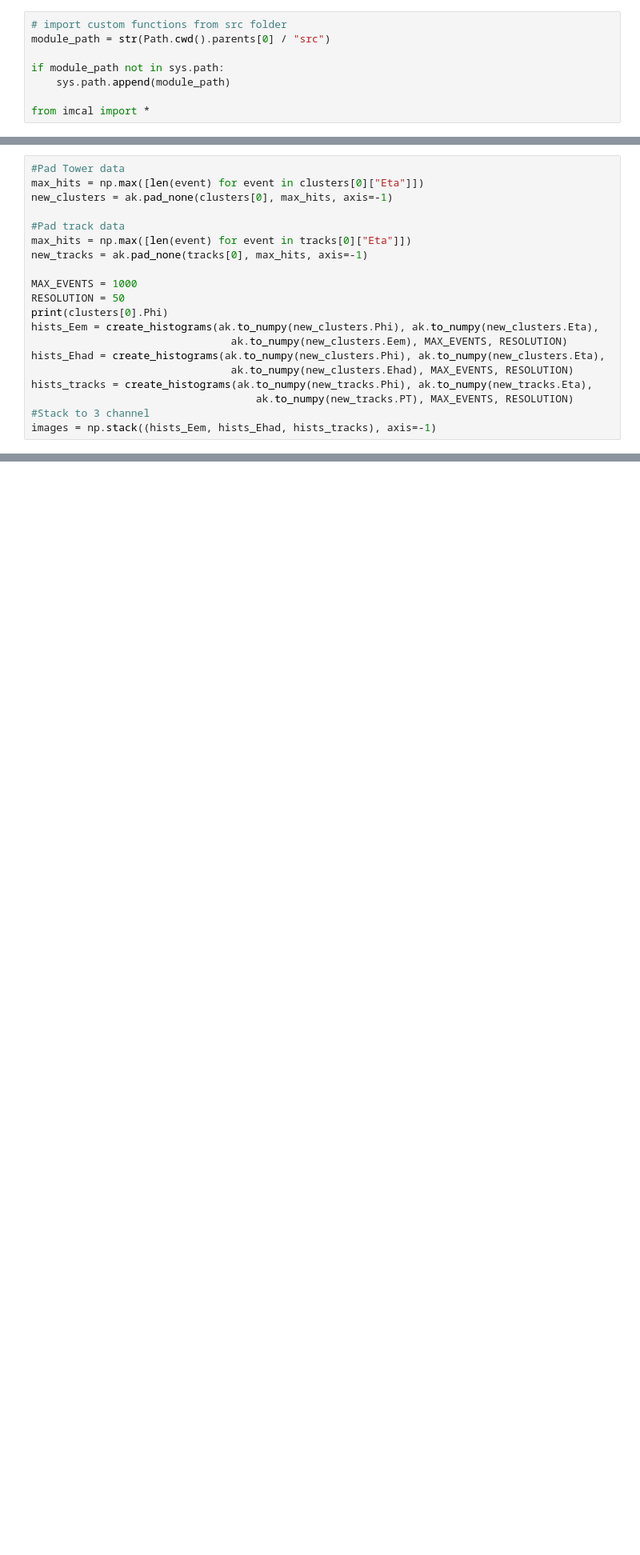
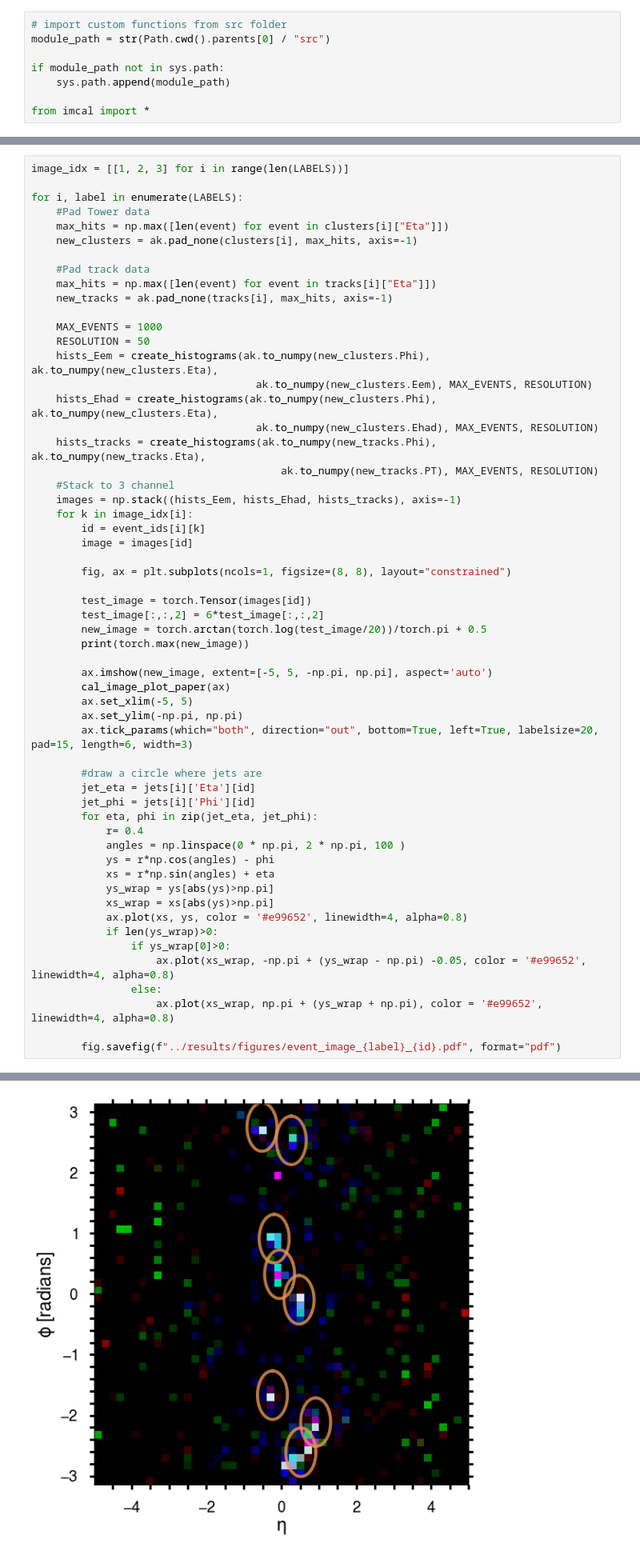
Before and after one commit to choisant/imcalML, a Jupyter notebook: notebooks/detector_image.ipynb, the cells around one changed output, grey strips where cells are left out. Shown at 80% size. Drawn from its saved outputs; the diff is of its cells as text; blank space fills up the shorter version.

```diff
--- a/notebooks/detector_image.ipynb
+++ b/notebooks/detector_image.ipynb
@@ -97,21 +105,58 @@ Events before cut: [15000]
 # %%
-#Pad Tower data
-max_hits = np.max([len(event) for event in clusters[0]["Eta"]])
-new_clusters = ak.pad_none(clusters[0], max_hits, axis=-1)
+image_idx = [[1, 2, 3] for i in range(len(LABELS))]
 
-#Pad track data
-max_hits = np.max([len(event) for event in tracks[0]["Eta"]])
-new_tracks = ak.pad_none(tracks[0], max_hits, axis=-1)
+for i, label in enumerate(LABELS):
+    #Pad Tower data
+    max_hits = np.max([len(event) for event in clusters[i]["Eta"]])
+    new_clusters = ak.pad_none(clusters[i], max_hits, axis=-1)
 
-MAX_EVENTS = 1000
-RESOLUTION = 50
-print(clusters[0].Phi)
-hists_Eem = create_histograms(ak.to_numpy(new_clusters.Phi), ak.to_numpy(new_clusters.Eta),
-                                ak.to_numpy(new_clusters.Eem), MAX_EVENTS, RESOLUTION)
-hists_Ehad = create_histograms(ak.to_numpy(new_clusters.Phi), ak.to_numpy(new_clusters.Eta),
-                                ak.to_numpy(new_clusters.Ehad), MAX_EVENTS, RESOLUTION)
-hists_tracks = create_histograms(ak.to_numpy(new_tracks.Phi), ak.to_numpy(new_tracks.Eta),
-                                    ak.to_numpy(new_tracks.PT), MAX_EVENTS, RESOLUTION)
-#Stack to 3 channel
-images = np.stack((hists_Eem, hists_Ehad, hists_tracks), axis=-1)
+    #Pad track data
+    max_hits = np.max([len(event) for event in tracks[i]["Eta"]])
+    new_tracks = ak.pad_none(tracks[i], max_hits, axis=-1)
+
+    MAX_EVENTS = 1000
+    RESOLUTION = 50
+    hists_Eem = create_histograms(ak.to_numpy(new_clusters.Phi), ak.to_numpy(new_clusters.Eta),
+                                    ak.to_numpy(new_clusters.Eem), MAX_EVENTS, RESOLUTION)
+    hists_Ehad = create_histograms(ak.to_numpy(new_clusters.Phi), ak.to_numpy(new_clusters.Eta),
+                                    ak.to_numpy(new_clusters.Ehad), MAX_EVENTS, RESOLUTION)
+    hists_tracks = create_histograms(ak.to_numpy(new_tracks.Phi), ak.to_numpy(new_tracks.Eta),
+                                        ak.to_numpy(new_tracks.PT), MAX_EVENTS, RESOLUTION)
+    #Stack to 3 channel
+    images = np.stack((hists_Eem, hists_Ehad, hists_tracks), axis=-1)
+    for k in image_idx[i]:
+        id = event_ids[i][k]
+        image = images[id]
+
+        fig, ax = plt.subplots(ncols=1, figsize=(8, 8), layout="constrained")
+
+        test_image = torch.Tensor(images[id])
+        test_image[:,:,2] = 6*test_image[:,:,2]
+        new_image = torch.arctan(torch.log(test_image/20))/torch.pi + 0.5
+        print(torch.max(new_image))
+
+        ax.imshow(new_image, extent=[-5, 5, -np.pi, np.pi], aspect='auto')
+        cal_image_plot_paper(ax)
+        ax.set_xlim(-5, 5)
+        ax.set_ylim(-np.pi, np.pi)
+        ax.tick_params(which="both", direction="out", bottom=True, left=True, labelsize=20, pad=15, length=6, width=3)
+
+        #draw a circle where jets are
+        jet_eta = jets[i]['Eta'][id]
+        jet_phi = jets[i]['Phi'][id]
+        for eta, phi in zip(jet_eta, jet_phi):
+            r= 0.4
+            angles = np.linspace(0 * np.pi, 2 * np.pi, 100 )
+            ys = r*np.cos(angles) - phi
+            xs = r*np.sin(angles) + eta
+            ys_wrap = ys[abs(ys)>np.pi]
+            xs_wrap = xs[abs(ys)>np.pi]
+            ax.plot(xs, ys, color = '#e99652', linewidth=4, alpha=0.8)
+            if len(ys_wrap)>0:
+                if ys_wrap[0]>0:
+                    ax.plot(xs_wrap, -np.pi + (ys_wrap - np.pi) -0.05, color = '#e99652', linewidth=4, alpha=0.8)
+                else:
+                    ax.plot(xs_wrap, np.pi + (ys_wrap + np.pi), color = '#e99652', linewidth=4, alpha=0.8)
+
+        fig.savefig(f"../results/figures/event_image_{label}_{id}.pdf", format="pdf")
 # %% [output]
@@ -118,0 +181 @@ images = np.stack((hists_Eem, hists_Ehad, hists_tracks), axis=-1)
+[figure, added]
```
Also changed, not shown: parts of 10 cells of this notebook, 50 other files.
